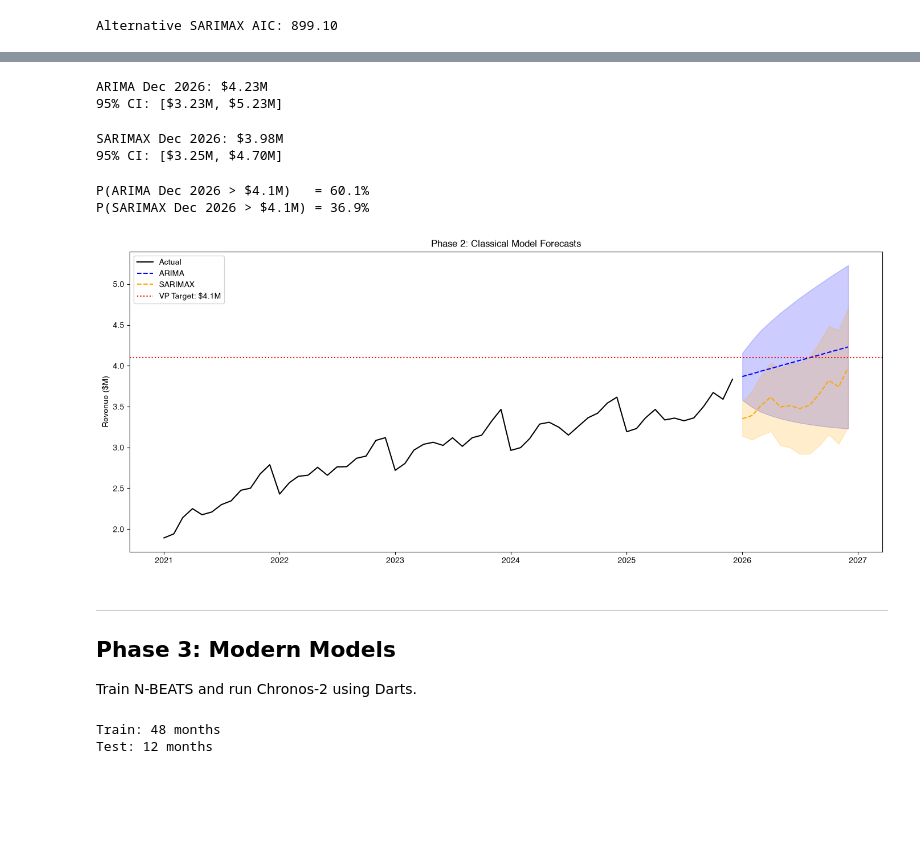
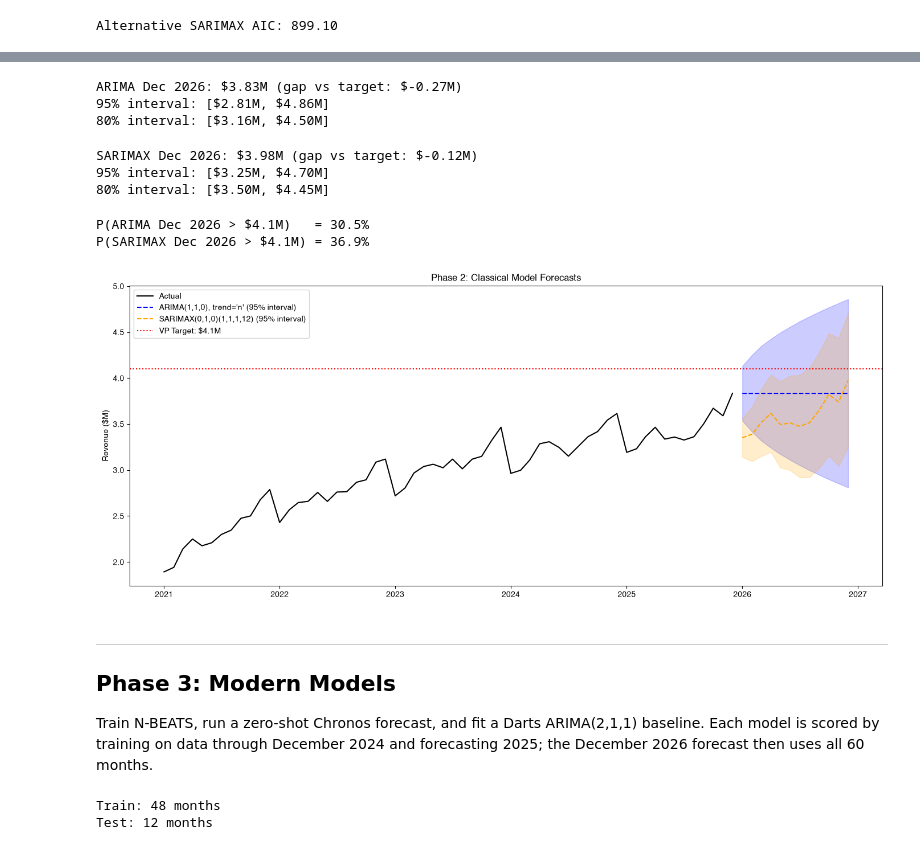
Before and after one commit to trzhang-ai/retail-forecasting, a Jupyter notebook: starter/starter.ipynb, the cells around one changed output, grey strips where cells are left out. Saved outputs shown, nothing was run; the diff lists cells and outputs as text; code cells hidden in the pictures; blank space fills up the shorter version.

```diff
--- a/starter/starter.ipynb
+++ b/starter/starter.ipynb
@@ -322,100 +378,111 @@ Jarque-Bera p-value: 0.0000
 # %%
-# Refit best ARIMA on full dataset
+# Refit the best ARIMA on the full dataset (same order and trend as best_arima)
 final_arima = SARIMAX(
     revenue,
-    order=(0, 1, 0),  # Your chosen order
-    trend='c'              # Your chosen trend
+    order=(1, 1, 0),
+    trend='n',
 ).fit(disp=False)
 
 arima_fc = final_arima.get_forecast(steps=HORIZON)
 arima_mean = arima_fc.predicted_mean
-arima_ci = arima_fc.conf_int(alpha=0.05)
+arima_ci = arima_fc.conf_int(alpha=0.05)    # 95% interval
+arima_ci80 = arima_fc.conf_int(alpha=0.20)  # 80% interval, comparable across all models
 
 fc_index = pd.date_range('2026-01-01', periods=HORIZON, freq='MS')
 arima_mean.index = fc_index
 arima_ci.index = fc_index
+arima_ci80.index = fc_index
 
 arima_dec_2026 = arima_mean.iloc[-1]
-arima_lower = arima_ci.iloc[-1, 0]
-arima_upper = arima_ci.iloc[-1, 1]
+arima_lower, arima_upper = arima_ci.iloc[-1]
+arima_lower80, arima_upper80 = arima_ci80.iloc[-1]
 
-print(f"ARIMA Dec 2026: ${arima_dec_2026/1e6:.2f}M")
-print(f"95% CI: [${arima_lower/1e6:.2f}M, ${arima_upper/1e6:.2f}M]")
+print(f"ARIMA Dec 2026: ${arima_dec_2026/1e6:.2f}M (gap vs target: ${(arima_dec_2026 - VP_TARGET)/1e6:+.2f}M)")
+print(f"95% interval: [${arima_lower/1e6:.2f}M, ${arima_upper/1e6:.2f}M]")
+print(f"80% interval: [${arima_lower80/1e6:.2f}M, ${arima_upper80/1e6:.2f}M]")
 # %% [output]
-ARIMA Dec 2026: $4.23M
-95% CI: [$3.23M, $5.23M]
+ARIMA Dec 2026: $3.83M (gap vs target: $-0.27M)
+95% interval: [$2.81M, $4.86M]
+80% interval: [$3.16M, $4.50M]
 # %%
-# Refit best SARIMAX
+# Refit the best SARIMAX on the full dataset (same specification as best_sarimax)
 final_sarimax = SARIMAX(
     revenue,
     order=(0, 1, 0),
     seasonal_order=(1, 1, 1, 12),
-    trend='n'
+    trend='n',
 ).fit(disp=False)
 
 sarimax_fc = final_sarimax.get_forecast(steps=HORIZON)
 sarimax_mean = sarimax_fc.predicted_mean
-sarimax_ci = sarimax_fc.conf_int(alpha=0.05)
+sarimax_ci = sarimax_fc.conf_int(alpha=0.05)    # 95% interval
+sarimax_ci80 = sarimax_fc.conf_int(alpha=0.20)  # 80% interval, comparable across all models
 
 sarimax_mean.index = fc_index
 sarimax_ci.index = fc_index
+sarimax_ci80.index = fc_index
 
 sarimax_dec_2026 = sarimax_mean.iloc[-1]
-sarimax_lower = sarimax_ci.iloc[-1, 0]
-sarimax_upper = sarimax_ci.iloc[-1, 1]
+sarimax_lower, sarimax_upper = sarimax_ci.iloc[-1]
+sarimax_lower80, sarimax_upper80 = sarimax_ci80.iloc[-1]
 
-print(f"SARIMAX Dec 2026: ${sarimax_dec_2026/1e6:.2f}M")
-print(f"95% CI: [${sarimax_lower/1e6:.2f}M, ${sarimax_upper/1e6:.2f}M]")
+print(f"SARIMAX Dec 2026: ${sarimax_dec_2026/1e6:.2f}M (gap vs target: ${(sarimax_dec_2026 - VP_TARGET)/1e6:+.2f}M)")
+print(f"95% interval: [${sarimax_lower/1e6:.2f}M, ${sarimax_upper/1e6:.2f}M]")
+print(f"80% interval: [${sarimax_lower80/1e6:.2f}M, ${sarimax_upper80/1e6:.2f}M]")
 # %% [output]
-SARIMAX Dec 2026: $3.98M
-95% CI: [$3.25M, $4.70M]
+SARIMAX Dec 2026: $3.98M (gap vs target: $-0.12M)
+95% interval: [$3.25M, $4.70M]
+80% interval: [$3.50M, $4.45M]
 # %%
 # Calculate probability of reaching $4.1M
 
 def prob_above_target(mean, upper_ci, target, alpha=0.05):
-    """Probability that a normally distributed forecast exceeds target."""
+    """Probability that a normally distributed forecast exceeds target.
+
+    Backs out the standard error from the upper bound of a (1 - alpha) interval.
+    """
     z_crit = stats.norm.ppf(1 - alpha / 2)
     se = (upper_ci - mean) / z_crit
     z = (target - mean) / se
     return 1 - stats.norm.cdf(z)
 
-arima_prob = prob_above_target(arima_dec_2026, arima_upper, VP_TARGET)
-sarimax_prob = prob_above_target(sarimax_dec_2026, sarimax_upper, VP_TARGET)
+arima_prob = prob_above_target(arima_dec_2026, arima_upper, VP_TARGET, alpha=0.05)
+sarimax_prob = prob_above_target(sarimax_dec_2026, sarimax_upper, VP_TARGET, alpha=0.05)
 
 print(f"P(ARIMA Dec 2026 > $4.1M)   = {arima_prob:.1%}")
 print(f"P(SARIMAX Dec 2026 > $4.1M) = {sarimax_prob:.1%}")
 # %% [output]
-P(ARIMA Dec 2026 > $4.1M)   = 60.1%
+P(ARIMA Dec 2026 > $4.1M)   = 30.5%
 P(SARIMAX Dec 2026 > $4.1M) = 36.9%
 # %%
-# Plot with prediction intervals
+# Plot with 95% prediction intervals
 fig, ax = plt.subplots(figsize=(14, 6))
 
 ax.plot(revenue.index, revenue / 1e6, 'k-', label='Actual')
 
-ax.plot(fc_index, arima_mean / 1e6, 'b--', label='ARIMA')
+ax.plot(fc_index, arima_mean / 1e6, 'b--', label=f'{best_arima_name} (95% interval)')
 ax.fill_between(fc_index, arima_ci.iloc[:, 0] / 1e6, arima_ci.iloc[:, 1] / 1e6,
                 color='blue', alpha=0.2)
 
-ax.plot(fc_index, sarimax_mean / 1e6, 'orange', linestyle='--', label='SARIMAX')
+ax.plot(fc_index, sarimax_mean / 1e6, 'orange', linestyle='--', label=f'{best_sarimax_name} (95% interval)')
 ax.fill_between(fc_index, sarimax_ci.iloc[:, 0] / 1e6, sarimax_ci.iloc[:, 1] / 1e6,
                 color='orange', alpha=0.2)
 
 ax.axhline(y=VP_TARGET / 1e6, color='r', linestyle=':', label='VP Target: $4.1M')
 
 ax.set_ylabel('Revenue ($M)')
 ax.set_title('Phase 2: Classical Model Forecasts')
-ax.legend()
+ax.legend(loc='upper left')
 plt.tight_layout()
 plt.show()
 # %% [output]
-[figure, old version]
+[figure, new version]
-# %% [markdown]
----
-
-## Phase 3: Modern Models
-
-Train N-BEATS and run Chronos-2 using Darts.
+# %% [markdown]
+---
+
+## Phase 3: Modern Models
+
+Train N-BEATS, run a zero-shot Chronos forecast, and fit a Darts ARIMA(2,1,1) baseline. Each model is scored by training on data through December 2024 and forecasting 2025; the December 2026 forecast then uses all 60 months.
 # %%
 ts = TimeSeries.from_dataframe(
     df.reset_index(),
```
Also changed, not shown: parts of 42 cells of this notebook, 5 other files.
